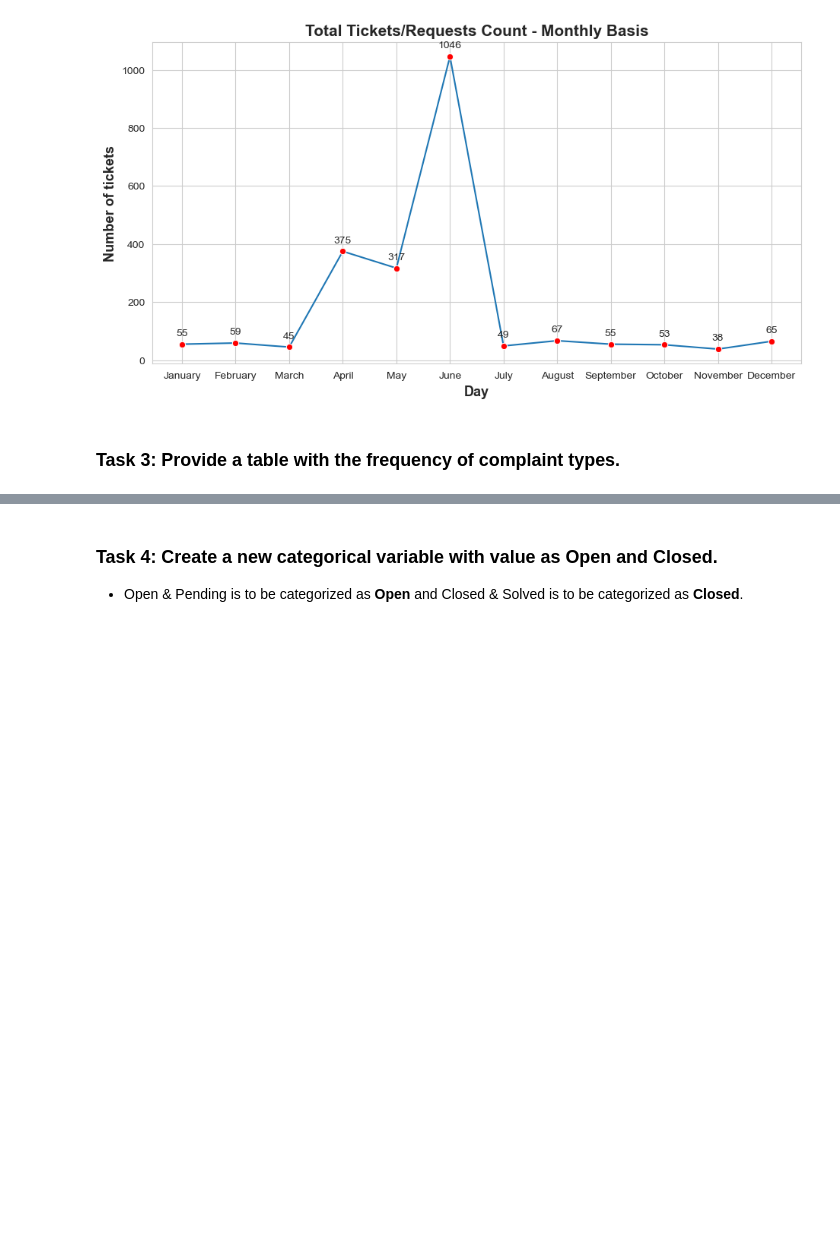
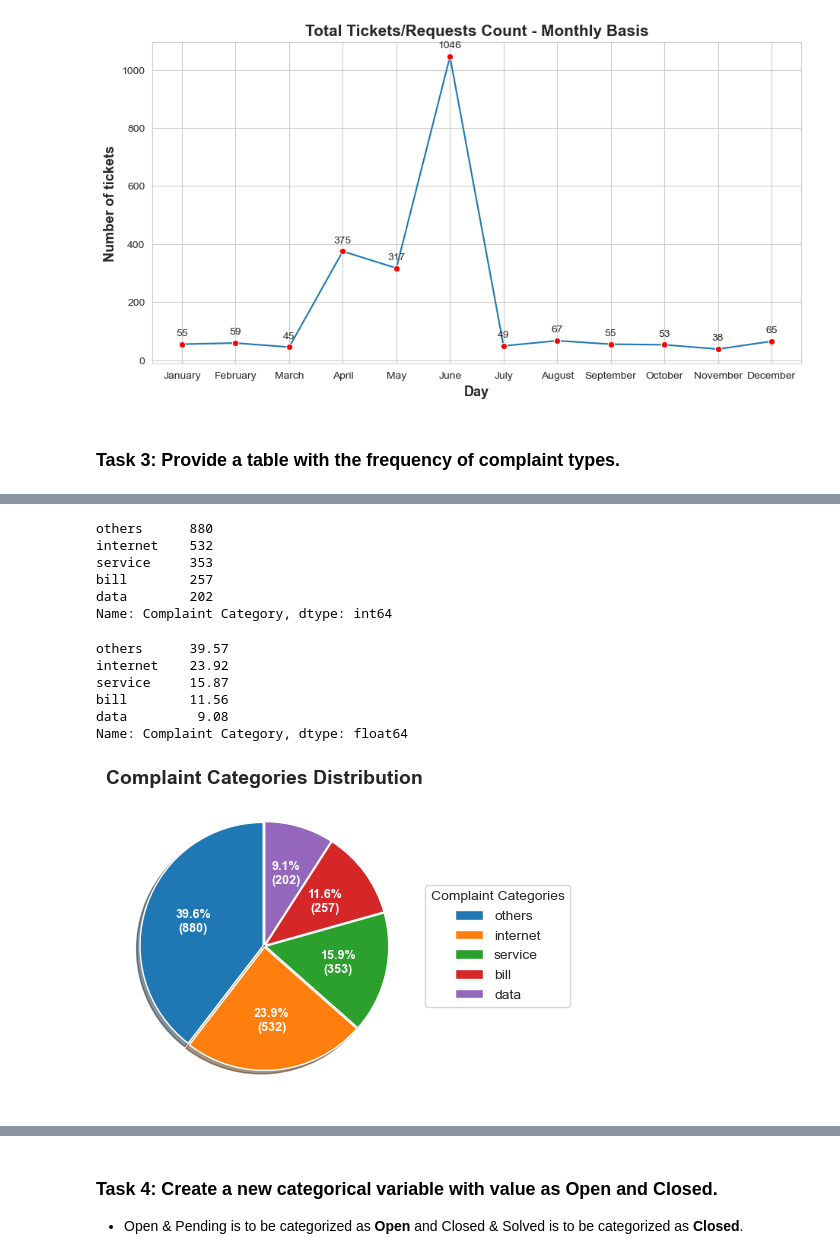
Before and after one commit to lavkushsingh31/Data_Science_Machine_Learning_Projects, a Jupyter notebook: Course Project - Comcast Telecom Consumer Complaints/Comcast Telecom Consumer Complaints.ipynb, the cells around one changed output, grey strips where cells are left out. Drawn from its saved outputs; the diff is of its cells as text; code cells hidden in the pictures; blank space fills up the shorter version.

```diff
--- a/Course Project - Comcast Telecom Consumer Complaints/Comcast Telecom Consumer Complaints.ipynb
+++ b/Course Project - Comcast Telecom Consumer Complaints/Comcast Telecom Consumer Complaints.ipynb
@@ -331,0 +370,8 @@ plt.axis('off');
+# %%
+def complaint_categorizer(text, categories):
+    for category in categories:
+        if category in text.lower():
+            return category
+    return "others"
+# %%
+comcast_data['Complaint Category'] = comcast_data['Customer Complaint'].apply(lambda x: complaint_categorizer(x, complaint_category))
@@ -331,0 +387,46 @@ plt.axis('off');
+# %%
+complaint_categs = comcast_data['Complaint Category'].value_counts()
+complaint_categs
+# %% [output]
+others      880
+internet    532
+service     353
+bill        257
+data        202
+Name: Complaint Category, dtype: int64
+# %%
+complaint_categs_percent = round((complaint_categs/comcast_data.shape[0])*100,2)
+complaint_categs_percent
+# %% [output]
+others      39.57
+internet    23.92
+service     15.87
+bill        11.56
+data         9.08
+Name: Complaint Category, dtype: float64
+# %%
+fig, ax = plt.subplots(figsize=[12,4])
+
+labels = complaint_categs.index
+data = complaint_categs.values
+
+def func(pct, allvals):
+    absolute = int(np.round(pct/100.*np.sum(allvals)))
+    return f"{pct:.1f}%\n({absolute:d})"
+
+wedges, texts, autopcts = ax.pie(x= data,
+                        autopct=lambda pct: func(pct, data),
+                        explode=[0.01]*len(complaint_categs_percent),
+                        shadow=True,
+                        startangle = 90
+                        )
+# Adding legend
+ax.legend(wedges, labels,
+          title ="Complaint Categories",
+          loc ="center left",
+          bbox_to_anchor =(1, 0, 0.5, 1))
+
+plt.setp(autopcts, **{'color':'white', 'weight':'bold', 'fontsize':9})
+plt.title("Complaint Categories Distribution", fontsize=14, fontweight="bold");
+# %% [output]
+[figure, added]
```
Also changed, not shown: parts of 17 cells of this notebook.
